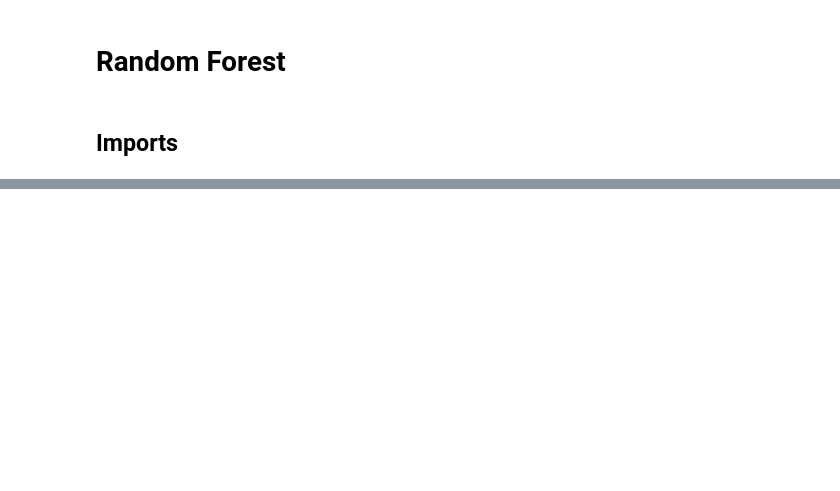
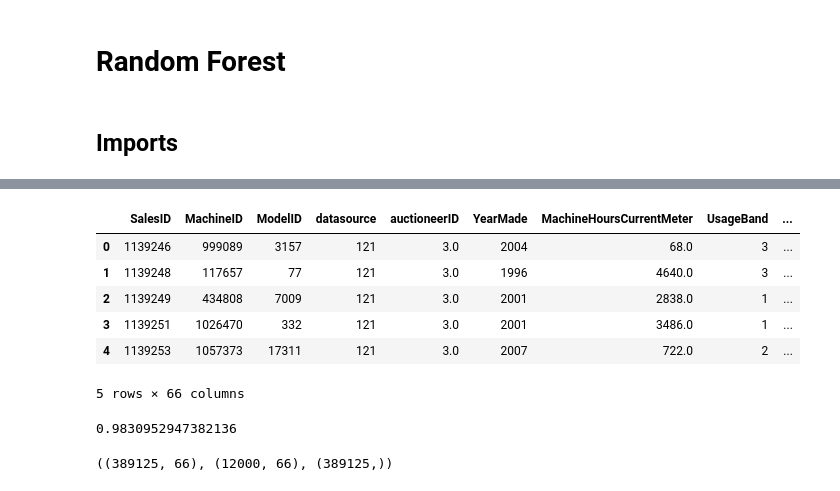
Before and after one commit to gmshashank/ML, a Jupyter notebook: Random_Forests.ipynb, the cells around one changed output, grey strips where cells are left out. Cells and saved outputs as stored; diff of their text form; code cells hidden in the pictures; blank space fills up the shorter version.

```diff
--- a/Random_Forests.ipynb
+++ b/Random_Forests.ipynb
@@ -22,0 +43,2 @@ PATH = "data/bulldozers/"
+# %%
+name="sgm"
@@ -22,0 +212,34 @@ PATH = "data/bulldozers/"
+# %%
+def train_cats(df):
+    """Change any columns of strings in a panda's dataframe to a column of
+    categorical values. This applies the changes inplace.
+
+    Parameters:
+    -----------
+    df: A pandas dataframe. Any columns of strings will be changed to
+        categorical values.
+
+    Examples:
+    ---------
+
+    >>> df = pd.DataFrame({'col1' : [1, 2, 3], 'col2' : ['a', 'b', 'a']})
+    >>> df
+       col1 col2
+    0     1    a
+    1     2    b
+    2     3    a
+
+    note the type of col2 is string
+
+    >>> train_cats(df)
+    >>> df
+
+       col1 col2
+    0     1    a
+    1     2    b
+    2     3    a
+
+    now the type of col2 is category
+    """
+    for n,c in df.items():
+        if is_string_dtype(c): df[n] = c.astype('category').cat.as_ordered()
@@ -22,0 +304,2 @@ PATH = "data/bulldozers/"
+# %%
+df_raw=pd.read_feather("tmp/bulldozers_raw")
@@ -22,0 +526,2 @@ PATH = "data/bulldozers/"
+# %%
+df, y, nas = proc_df(df_raw, 'SalePrice')
@@ -22,0 +549,16 @@ PATH = "data/bulldozers/"
+# %%
+df.head()
+# %% [output]
+|  | SalesID | MachineID | ModelID | datasource | auctioneerID | YearMade | MachineHoursCurrentMeter | UsageBand | ... |
+| 0 | 1139246 | 999089 | 3157 | 121 | 3.0 | 2004 | 68.0 | 3 | ... |
+| 1 | 1139248 | 117657 | 77 | 121 | 3.0 | 1996 | 4640.0 | 3 | ... |
+| 2 | 1139249 | 434808 | 7009 | 121 | 3.0 | 2001 | 2838.0 | 1 | ... |
+| 3 | 1139251 | 1026470 | 332 | 121 | 3.0 | 2001 | 3486.0 | 1 | ... |
+| 4 | 1139253 | 1057373 | 17311 | 121 | 3.0 | 2007 | 722.0 | 2 | ... |
+5 rows × 66 columns
+# %%
+m=RandomForestRegressor(n_jobs=-1,n_estimators=10)
+m.fit(df,y)
+m.score(df,y)
+# %% [output]
+0.9830952947382136
@@ -22,0 +568,10 @@ PATH = "data/bulldozers/"
+# %%
+n_valid=12000
+n_trn=len(df)-n_valid
+raw_train,raw_valid=split_vals(df_raw,n_trn)
+X_train,X_valid=split_vals(df,n_trn)
+y_train,y_valid=split_vals(y,n_trn)
+
+X_train.shape,X_valid.shape,y_train.shape
+# %% [output]
+((389125, 66), (12000, 66), (389125,))
```
Also changed, not shown: parts of 47 cells of this notebook.
